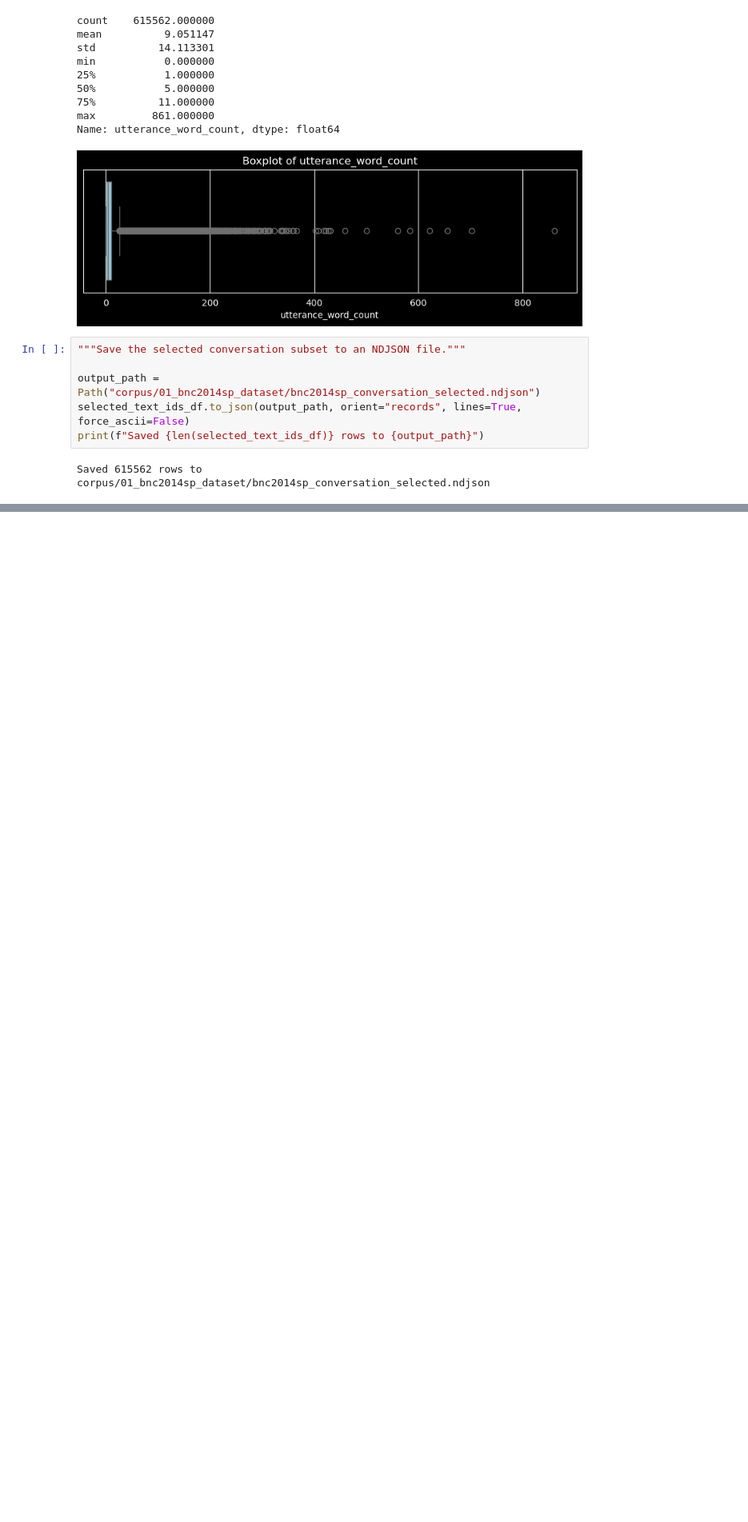
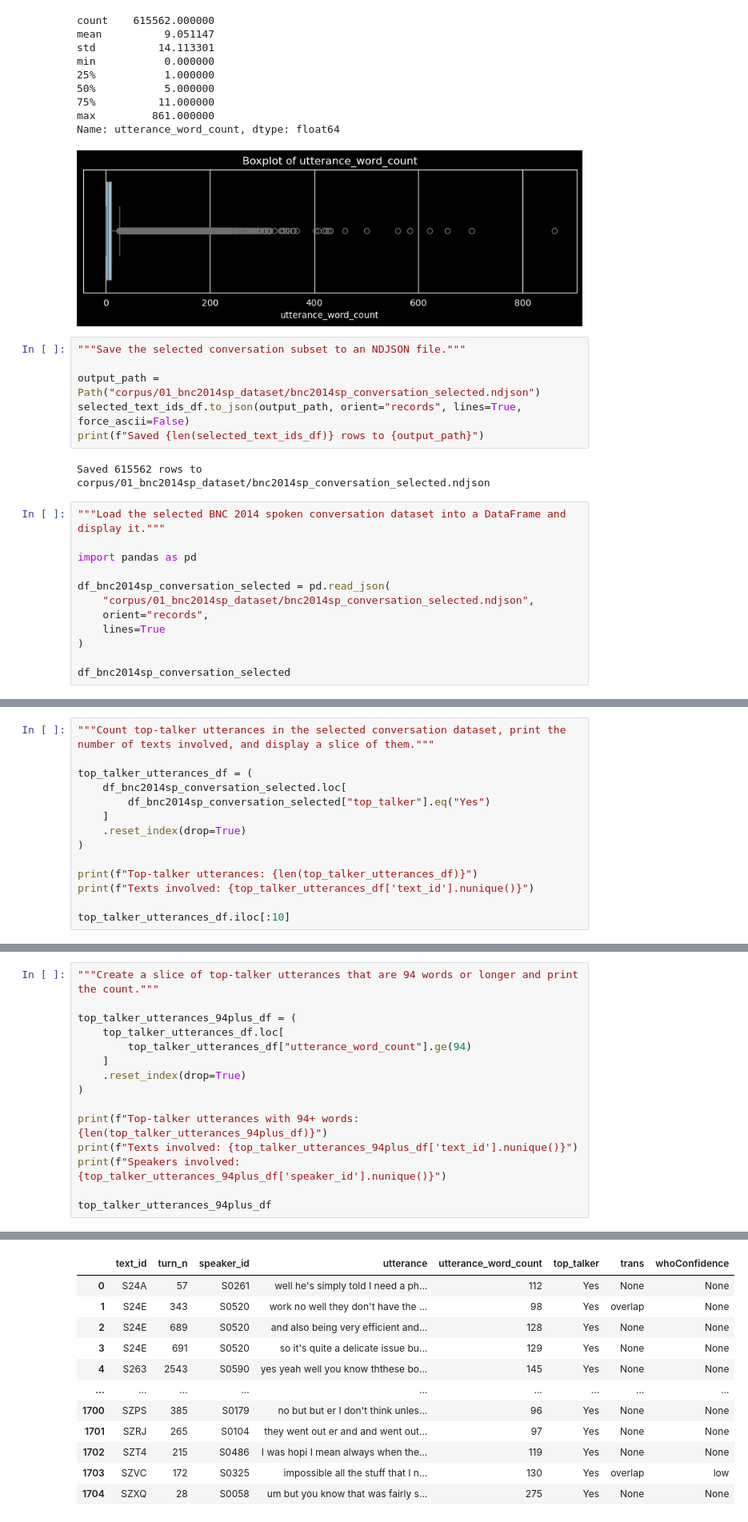
Before and after one commit to laelgelc/cl_st1_leticia, a Jupyter notebook: cl_st1_ph1_leticia/cl_st1_ph1_leticia.ipynb, the cells around one changed output, grey strips where cells are left out. Shown at 80% size. Drawn from its saved outputs; the diff is of its cells as text; blank space fills up the shorter version.

```diff
--- a/cl_st1_ph1_leticia/cl_st1_ph1_leticia.ipynb
+++ b/cl_st1_ph1_leticia/cl_st1_ph1_leticia.ipynb
@@ -336,3 +336,15 @@ selected_text_ids_df.to_json(output_path, orient="records", lines=True, force_as
 print(f"Saved {len(selected_text_ids_df)} rows to {output_path}")
 # %% [output]
 Saved 615562 rows to corpus/01_bnc2014sp_dataset/bnc2014sp_conversation_selected.ndjson
+# %%
+"""Load the selected BNC 2014 spoken conversation dataset into a DataFrame and display it."""
+
+import pandas as pd
+
+df_bnc2014sp_conversation_selected = pd.read_json(
+    "corpus/01_bnc2014sp_dataset/bnc2014sp_conversation_selected.ndjson",
+    orient="records",
+    lines=True
+)
+
+df_bnc2014sp_conversation_selected
@@ -338,0 +365,14 @@ Saved 615562 rows to corpus/01_bnc2014sp_dataset/bnc2014sp_conversation_selected
+# %%
+"""Count top-talker utterances in the selected conversation dataset, print the number of texts involved, and display a slice of them."""
+
+top_talker_utterances_df = (
+    df_bnc2014sp_conversation_selected.loc[
+        df_bnc2014sp_conversation_selected["top_talker"].eq("Yes")
+    ]
+    .reset_index(drop=True)
+)
+
+print(f"Top-talker utterances: {len(top_talker_utterances_df)}")
+print(f"Texts involved: {top_talker_utterances_df['text_id'].nunique()}")
+
+top_talker_utterances_df.iloc[:10]
@@ -338,0 +393,16 @@ Saved 615562 rows to corpus/01_bnc2014sp_dataset/bnc2014sp_conversation_selected
+# %%
+"""Create a slice of top-talker utterances that are 94 words or longer and print the count."""
+
+top_talker_utterances_94plus_df = (
+    top_talker_utterances_df.loc[
+        top_talker_utterances_df["utterance_word_count"].ge(94)
+    ]
+    .reset_index(drop=True)
+)
+
+print(f"Top-talker utterances with 94+ words: {len(top_talker_utterances_94plus_df)}")
+print(f"Texts involved: {top_talker_utterances_94plus_df['text_id'].nunique()}")
+print(f"Speakers involved: {top_talker_utterances_94plus_df['speaker_id'].nunique()}")
+
+top_talker_utterances_94plus_df
+# %% [output]
@@ -338,0 +412,12 @@ Saved 615562 rows to corpus/01_bnc2014sp_dataset/bnc2014sp_conversation_selected
+|  | text_id | turn_n | speaker_id | utterance | utterance_word_count | top_talker | trans | whoConfidence |
+| 0 | S24A | 57 | S0261 | well he's simply told I need a ph... | 112 | Yes | None | None |
+| 1 | S24E | 343 | S0520 | work no well they don't have the ... | 98 | Yes | overlap | None |
+| 2 | S24E | 689 | S0520 | and also being very efficient and... | 128 | Yes | None | None |
+| 3 | S24E | 691 | S0520 | so it's quite a delicate issue bu... | 129 | Yes | None | None |
+| 4 | S263 | 2543 | S0590 | yes yeah well you know ththese bo... | 145 | Yes | None | None |
+| ... | ... | ... | ... | ... | ... | ... | ... | ... |
+| 1700 | SZPS | 385 | S0179 | no but but er I don't think unles... | 96 | Yes | None | None |
+| 1701 | SZRJ | 265 | S0104 | they went out er and and went out... | 97 | Yes | None | None |
+| 1702 | SZT4 | 215 | S0486 | I was hopi I mean always when the... | 119 | Yes | None | None |
+| 1703 | SZVC | 172 | S0325 | impossible all the stuff that I n... | 130 | Yes | overlap | low |
+| 1704 | SZXQ | 28 | S0058 | um but you know that was fairly s... | 275 | Yes | None | None |
```
Also changed, not shown: parts of 4 cells of this notebook, 2 other files.
